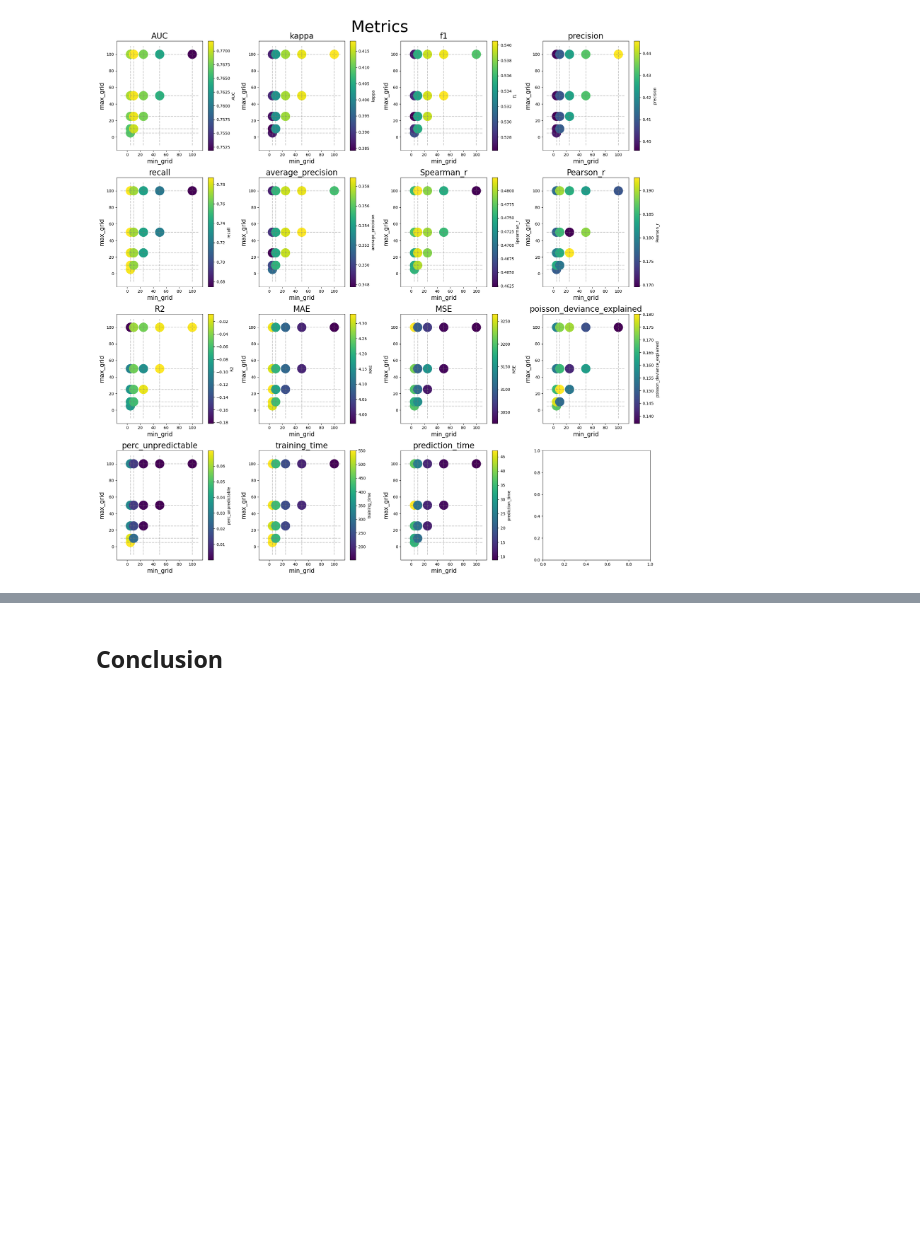
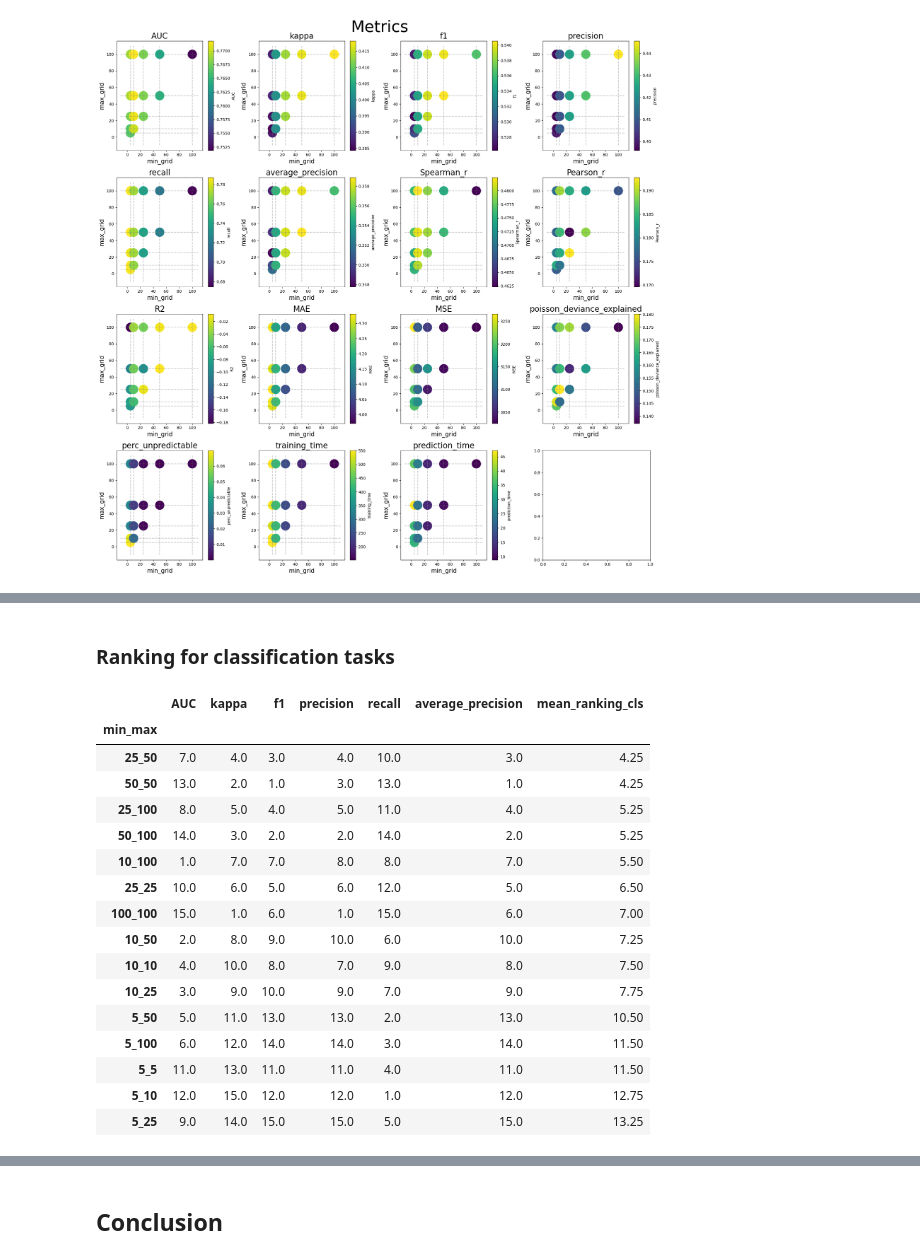
Before and after one commit to chenyangkang/stemflow, a Jupyter notebook: docs/Examples/07.Optimizing_Stixel_Size.ipynb, the cells around one changed output, grey strips where cells are left out. Saved outputs shown, nothing was run; the diff lists cells and outputs as text; code cells hidden in the pictures; blank space fills up the shorter version.

```diff
--- a/docs/Examples/07.Optimizing_Stixel_Size.ipynb
+++ b/docs/Examples/07.Optimizing_Stixel_Size.ipynb
@@ -212,0 +291,25 @@ plt.show()
+# %% [markdown]
+### Ranking for classification tasks
+# %%
+classification_metrics = ['AUC', 'kappa', 'f1', 'precision', 'recall', 'average_precision']
+ranking_cls = mean_metrics_df[classification_metrics + ['min_max']].groupby('min_max').mean().rank(ascending=False)
+ranking_cls['mean_ranking_cls'] = ranking_cls[['AUC','kappa','f1','average_precision']].mean(axis=1)
+ranking_cls.sort_values(by='mean_ranking_cls')
+# %% [output]
+|  | AUC | kappa | f1 | precision | recall | average_precision | mean_ranking_cls |
+| min_max |  |  |  |  |  |  |  |
+| 25_50 | 7.0 | 4.0 | 3.0 | 4.0 | 10.0 | 3.0 | 4.25 |
+| 50_50 | 13.0 | 2.0 | 1.0 | 3.0 | 13.0 | 1.0 | 4.25 |
+| 25_100 | 8.0 | 5.0 | 4.0 | 5.0 | 11.0 | 4.0 | 5.25 |
+| 50_100 | 14.0 | 3.0 | 2.0 | 2.0 | 14.0 | 2.0 | 5.25 |
+| 10_100 | 1.0 | 7.0 | 7.0 | 8.0 | 8.0 | 7.0 | 5.50 |
+| 25_25 | 10.0 | 6.0 | 5.0 | 6.0 | 12.0 | 5.0 | 6.50 |
+| 100_100 | 15.0 | 1.0 | 6.0 | 1.0 | 15.0 | 6.0 | 7.00 |
+| 10_50 | 2.0 | 8.0 | 9.0 | 10.0 | 6.0 | 10.0 | 7.25 |
+| 10_10 | 4.0 | 10.0 | 8.0 | 7.0 | 9.0 | 8.0 | 7.50 |
+| 10_25 | 3.0 | 9.0 | 10.0 | 9.0 | 7.0 | 9.0 | 7.75 |
+| 5_50 | 5.0 | 11.0 | 13.0 | 13.0 | 2.0 | 13.0 | 10.50 |
+| 5_100 | 6.0 | 12.0 | 14.0 | 14.0 | 3.0 | 14.0 | 11.50 |
+| 5_5 | 11.0 | 13.0 | 11.0 | 11.0 | 4.0 | 11.0 | 11.50 |
+| 5_10 | 12.0 | 15.0 | 12.0 | 12.0 | 1.0 | 12.0 | 12.75 |
+| 5_25 | 9.0 | 14.0 | 15.0 | 15.0 | 5.0 | 15.0 | 13.25 |
```
Also changed, not shown: parts of 29 cells of this notebook, 7 other files.
